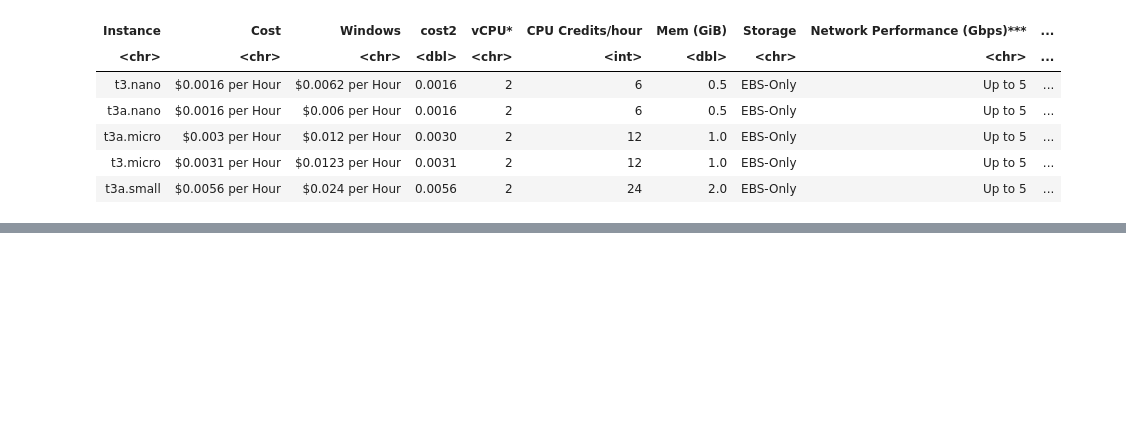
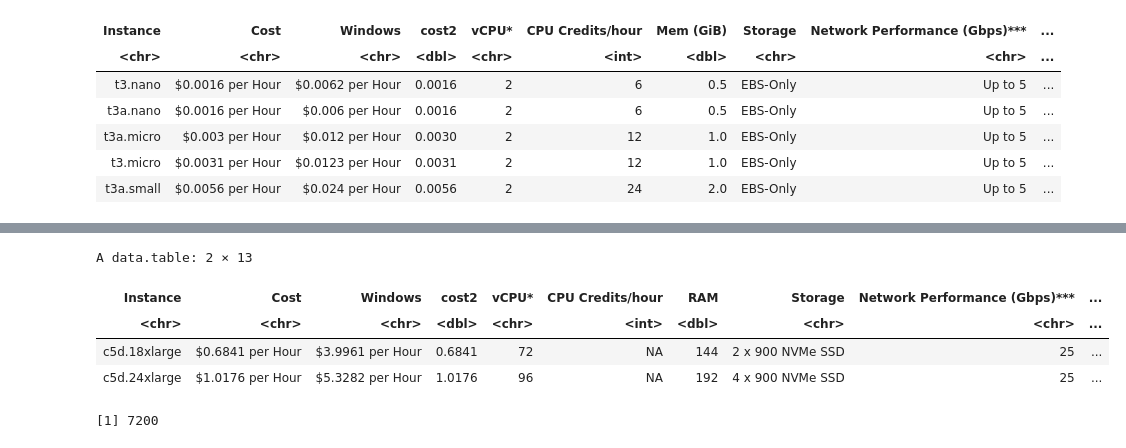
Before and after one commit to mitchac/argo-workflows, a Jupyter notebook: aws_instance_pricing/comparison.ipynb, the cells around one changed output, grey strips where cells are left out. Drawn from its saved outputs; the diff is of its cells as text; code cells hidden in the pictures; blank space fills up the shorter version.

```diff
--- a/aws_instance_pricing/comparison.ipynb
+++ b/aws_instance_pricing/comparison.ipynb
@@ -79,0 +86,12 @@ A data.table: 10 × 13
+# %%
+m[Instance=='c5d.18xlarge' | Instance=='c5d.24xlarge']
+# %% [output]
+A data.table: 2 × 13
+| Instance | Cost | Windows | cost2 | vCPU* | CPU Credits/hour | RAM | Storage | Network Performance (Gbps)*** | ... |
+| <chr> | <chr> | <chr> | <dbl> | <chr> | <int> | <dbl> | <chr> | <chr> | ... |
+| c5d.18xlarge | $0.6841 per Hour | $3.9961 per Hour | 0.6841 | 72 | NA | 144 | 2 x 900 NVMe SSD | 25 | ... |
+| c5d.24xlarge | $1.0176 per Hour | $5.3282 per Hour | 1.0176 | 96 | NA | 192 | 4 x 900 NVMe SSD | 25 | ... |
+# %%
+50*72*2
+# %% [output]
+[1] 7200
```
Also changed, not shown: parts of 3 cells of this notebook, 1 other file.
